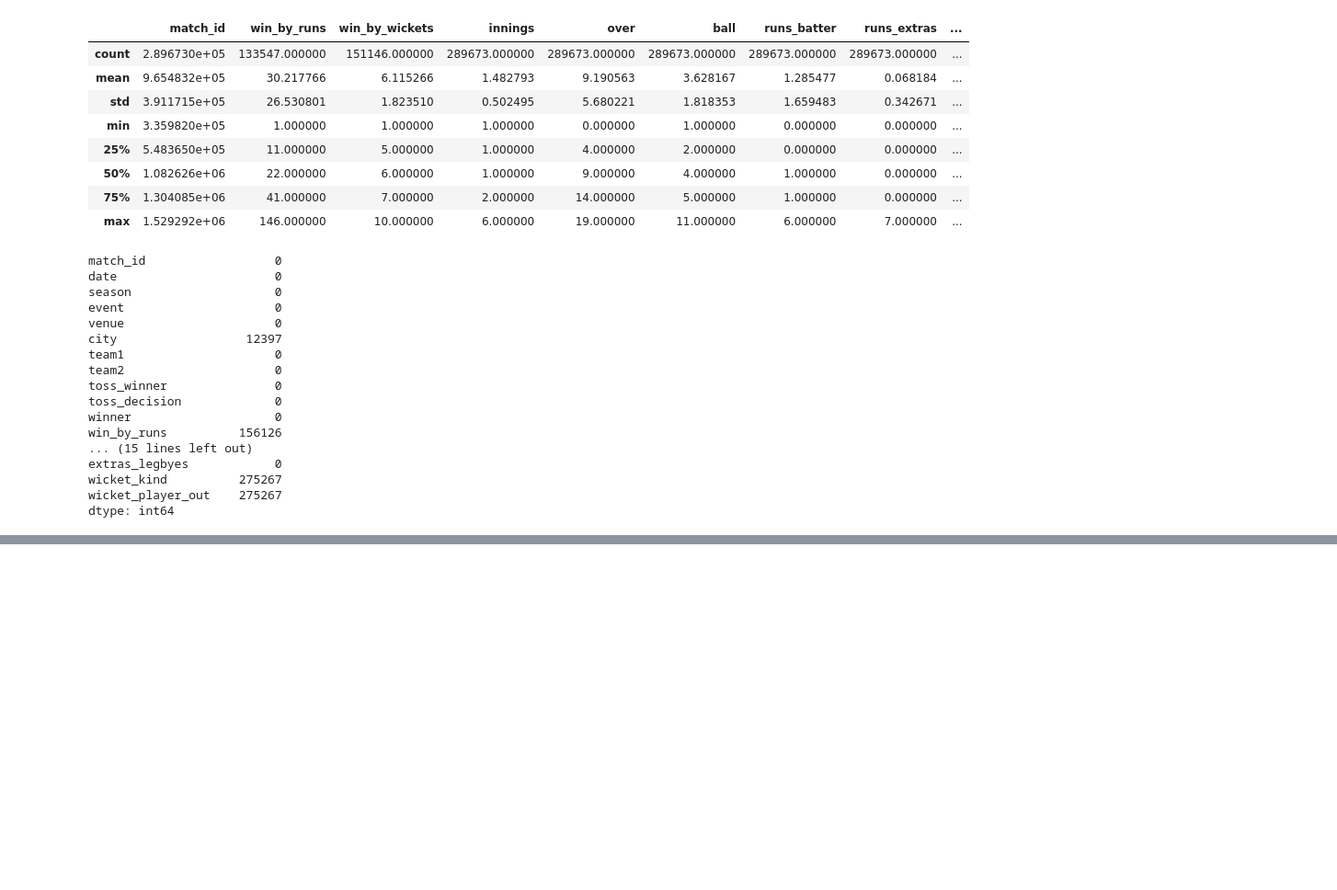
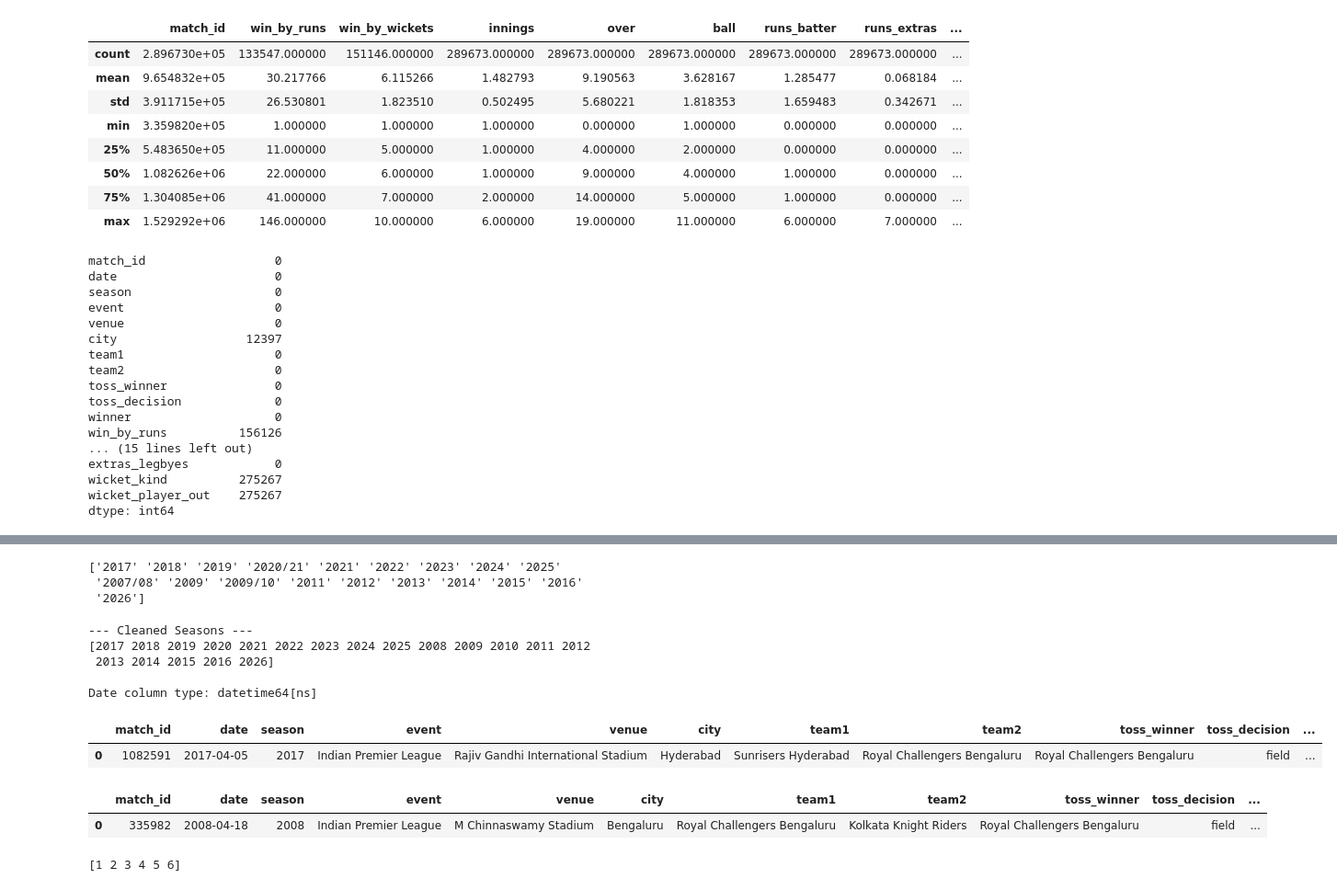
Before and after one commit to lyc0riz/IPL-crunch, a Jupyter notebook: notebooks/01_data_cleaning_and_preprocessing.ipynb, the cells around one changed output, grey strips where cells are left out. Shown at 92% size. Drawn from its saved outputs; the diff is of its cells as text; code cells hidden in the pictures; blank space fills up the shorter version.

```diff
--- a/notebooks/01_data_cleaning_and_preprocessing.ipynb
+++ b/notebooks/01_data_cleaning_and_preprocessing.ipynb
@@ -88,0 +132,16 @@ dtype: int64
+# %%
+team_rebrands = {
+    # 1. The Direct Name Changes
+    'Delhi Daredevils': 'Delhi Capitals',
+    'Kings XI Punjab': 'Punjab Kings',
+    'Royal Challengers Bangalore': 'Royal Challengers Bengaluru',
+
+    # 2. The Typo Fix
+    'Rising Pune Supergiants': 'Rising Pune Supergiant'
+}
+
+# Apply this to all team-related columns
+columns_using_team_names = ['team1', 'team2', 'toss_winner', 'winner', 'batting_team']
+
+for col in columns_using_team_names:
+    df[col] = df[col].replace(team_rebrands)
@@ -88,0 +175,13 @@ dtype: int64
+# %%
+# The mapping dictionary based on your specific city list
+city_rebrands = {
+    'Bangalore': 'Bengaluru',
+    'Mohali': 'Chandigarh',
+    'New Chandigarh': 'Chandigarh'
+}
+
+# Apply the replacements
+df['city'] = df['city'].replace(city_rebrands)
+
+# Verify the changes
+print(f"Cities reduced from 37 to {len(df['city'].dropna().unique())}")
@@ -88,0 +281,51 @@ dtype: int64
+# %%
+print(df['season'].unique())
+# %% [output]
+['2017' '2018' '2019' '2020/21' '2021' '2022' '2023' '2024' '2025'
+ '2007/08' '2009' '2009/10' '2011' '2012' '2013' '2014' '2015' '2016'
+ '2026']
+# %%
+# 1. Convert the text strings into native datetime objects
+# (Pandas is usually smart enough to infer the YYYY-MM-DD format automatically)
+df['date'] = pd.to_datetime(df['date'])
+
+# 2. Extract the clean, 4-digit year from the date and overwrite the messy season column
+df['season'] = df['date'].dt.year
+
+# 3. Verify the changes
+print("--- Cleaned Seasons ---")
+print(df['season'].unique())
+print(f"\nDate column type: {df['date'].dtype}")
+# %% [output]
+--- Cleaned Seasons ---
+[2017 2018 2019 2020 2021 2022 2023 2024 2025 2008 2009 2010 2011 2012
+ 2013 2014 2015 2016 2026]
+
+Date column type: datetime64[ns]
+# %%
+df.head(1)
+# %% [output]
+|  | match_id | date | season | event | venue | city | team1 | team2 | toss_winner | toss_decision | ... |
+| 0 | 1082591 | 2017-04-05 | 2017 | Indian Premier League | Rajiv Gandhi International Stadium | Hyderabad | Sunrisers Hyderabad | Royal Challengers Bengaluru | Royal Challengers Bengaluru | field | ... |
+# %%
+# Sort from 2008 to present, and from Ball 1 to the final wicket
+df = df.sort_values(by=[
+    'date',      # 1st: The calendar day
+    'match_id',  # 2nd: To separate afternoon vs evening games on the same day
+    'innings',   # 3rd: 1st innings before 2nd innings
+    'over',      # 4th: Over 0 to Over 19
+    'ball'       # 5th: Ball 1 to Ball 6 (or 7/8 for extras)
+])
+
+# Reset the index so row 0 is truly the very first ball in IPL history
+df = df.reset_index(drop=True)
+
+# Verify the first ball ever bowled
+df.head(1)
+# %% [output]
+|  | match_id | date | season | event | venue | city | team1 | team2 | toss_winner | toss_decision | ... |
+| 0 | 335982 | 2008-04-18 | 2008 | Indian Premier League | M Chinnaswamy Stadium | Bengaluru | Royal Challengers Bengaluru | Kolkata Knight Riders | Royal Challengers Bengaluru | field | ... |
+# %%
+print(df['innings'].unique())
+# %% [output]
+[1 2 3 4 5 6]
```
Also changed, not shown: parts of 19 cells of this notebook, 2 other files.
